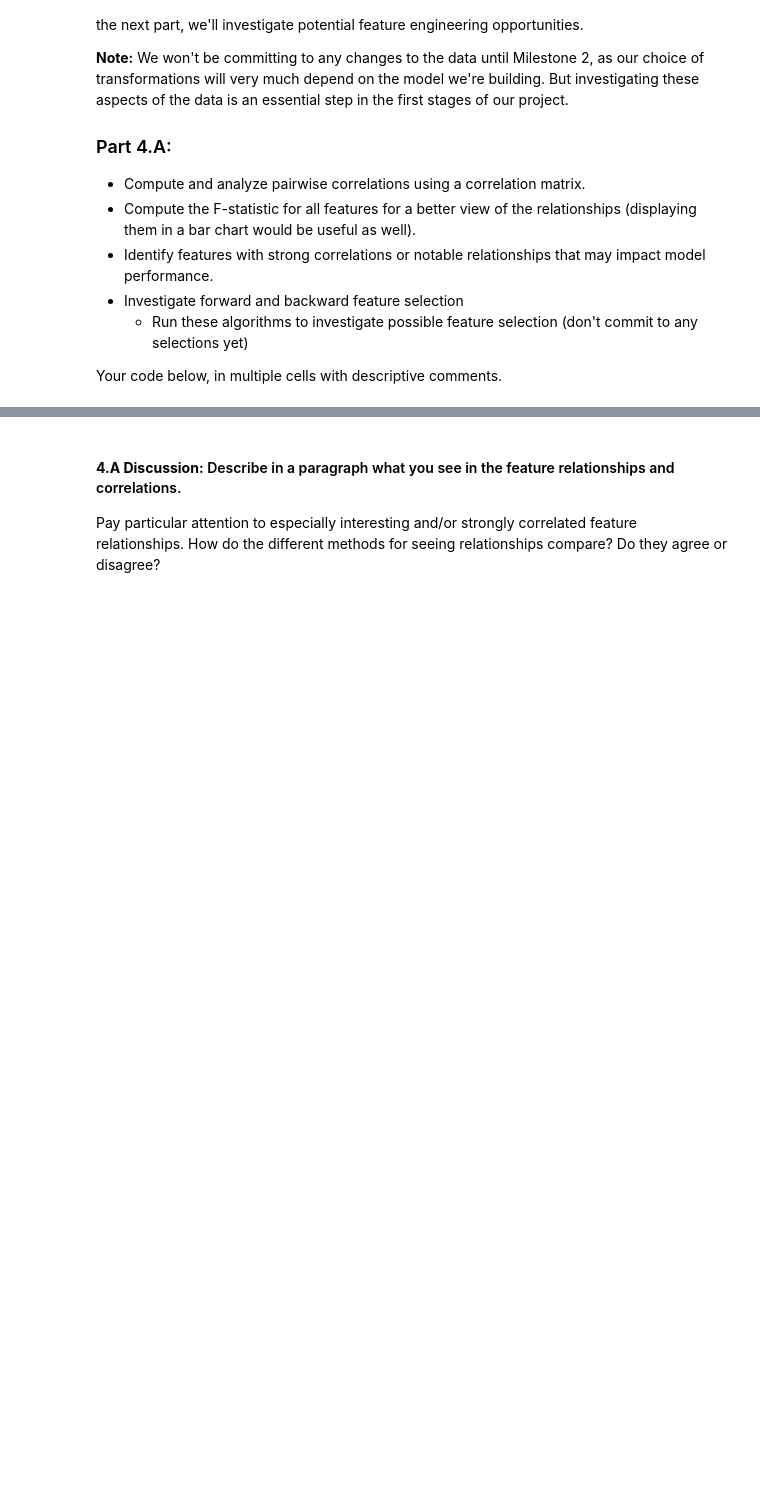
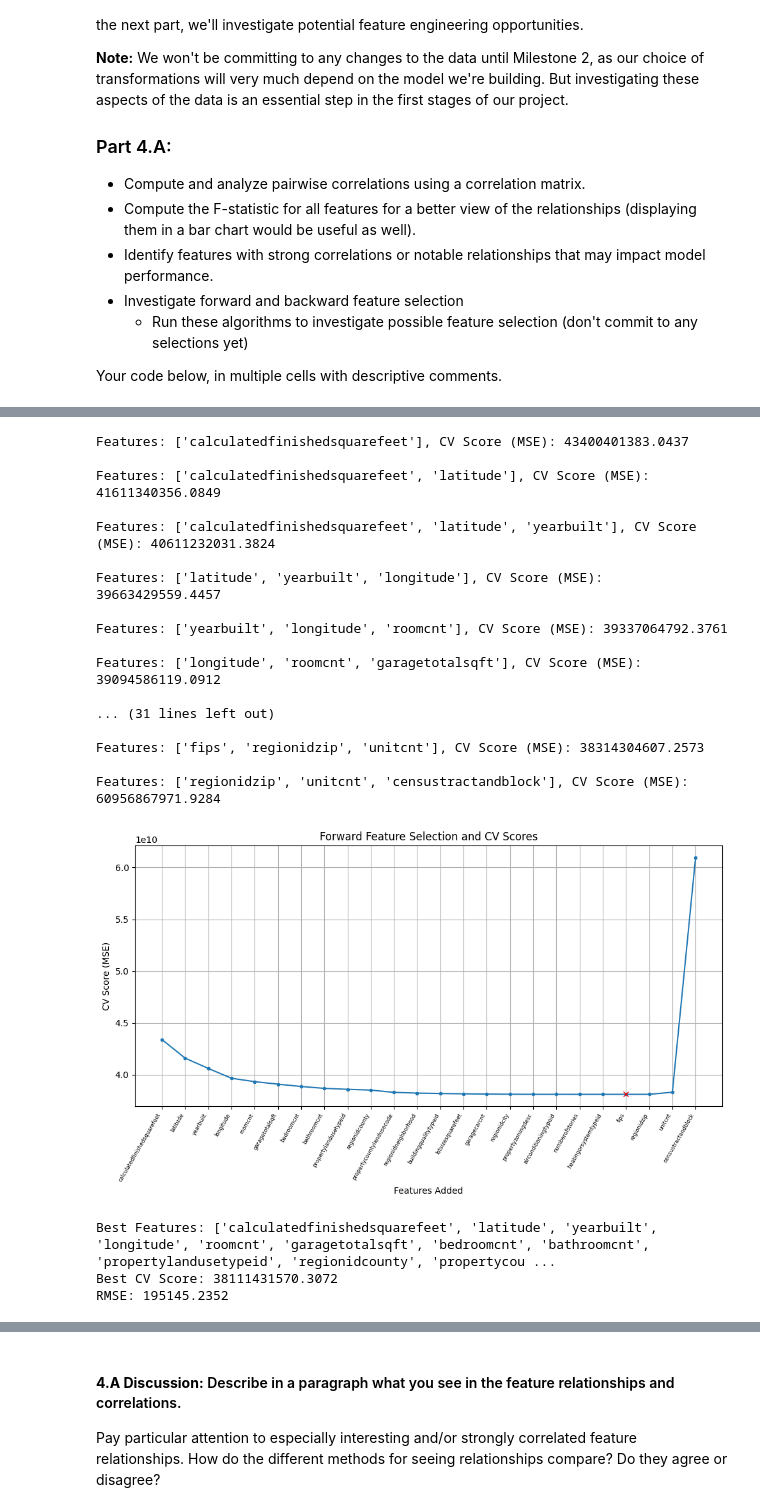
Before and after one commit to Thyde-027/DX603-Milestone-Projects, a Jupyter notebook: Milestone_01.ipynb, the cells around one changed output, grey strips where cells are left out. Cells and saved outputs as stored; diff of their text form; code cells hidden in the pictures; blank space fills up the shorter version.

```diff
--- a/Milestone_01.ipynb
+++ b/Milestone_01.ipynb
@@ -1008,0 +1156,63 @@ Your code below, in multiple cells with descriptive comments.
+# %%
+#forward Feature Selection using this dataset:
+
+model = LinearRegression()
+
+selected_features, best_scores, best_forward_features, best_score =    (
+            forward_feature_selection(X, y, model, verbose=True) )
+
+# Plot the results
+
+index = np.argmax(np.array(selected_features) == best_forward_features[-1])
+
+plt.figure(figsize=(10, 6))
+plt.plot(range(1, len(best_scores) + 1), best_scores, marker='.')
+plt.plot([index+1],best_score,marker='x',color='red')
+plt.xticks(range(1, len(selected_features) + 1), selected_features, rotation=60, ha='right', fontsize=6)
+plt.title('Forward Feature Selection and CV Scores')
+plt.xlabel('Features Added')
+plt.ylabel('CV Score (MSE)')
+plt.grid()
+plt.tight_layout()
+plt.show()
+
+# Print the best subset and score
+print(f"Best Features: {best_forward_features}")
+print(f"Best CV Score: {best_score:.4f}")
+
+# Testing
+
+
+X_best = X[best_forward_features]
+
+
+model = LinearRegression()
+model.fit(X_best, y)
+
+y_pred = model.predict(X_best)
+
+rmse = np.sqrt(mean_squared_error(y, y_pred))
+
+print(f"RMSE: {rmse:.4f}")
+# %% [output]
+Features: ['calculatedfinishedsquarefeet'], CV Score (MSE): 43400401383.0437
+
+Features: ['calculatedfinishedsquarefeet', 'latitude'], CV Score (MSE): 41611340356.0849
+
+Features: ['calculatedfinishedsquarefeet', 'latitude', 'yearbuilt'], CV Score (MSE): 40611232031.3824
+
+Features: ['latitude', 'yearbuilt', 'longitude'], CV Score (MSE): 39663429559.4457
+
+Features: ['yearbuilt', 'longitude', 'roomcnt'], CV Score (MSE): 39337064792.3761
+
+Features: ['longitude', 'roomcnt', 'garagetotalsqft'], CV Score (MSE): 39094586119.0912
+
+... (31 lines left out)
+
+Features: ['fips', 'regionidzip', 'unitcnt'], CV Score (MSE): 38314304607.2573
+
+Features: ['regionidzip', 'unitcnt', 'censustractandblock'], CV Score (MSE): 60956867971.9284
+[figure, added]
+Best Features: ['calculatedfinishedsquarefeet', 'latitude', 'yearbuilt', 'longitude', 'roomcnt', 'garagetotalsqft', 'bedroomcnt', 'bathroomcnt', 'propertylandusetypeid', 'regionidcounty', 'propertycou ...
+Best CV Score: 38111431570.3072
+RMSE: 195145.2352
```
Also changed, not shown: parts of 12 cells of this notebook.
